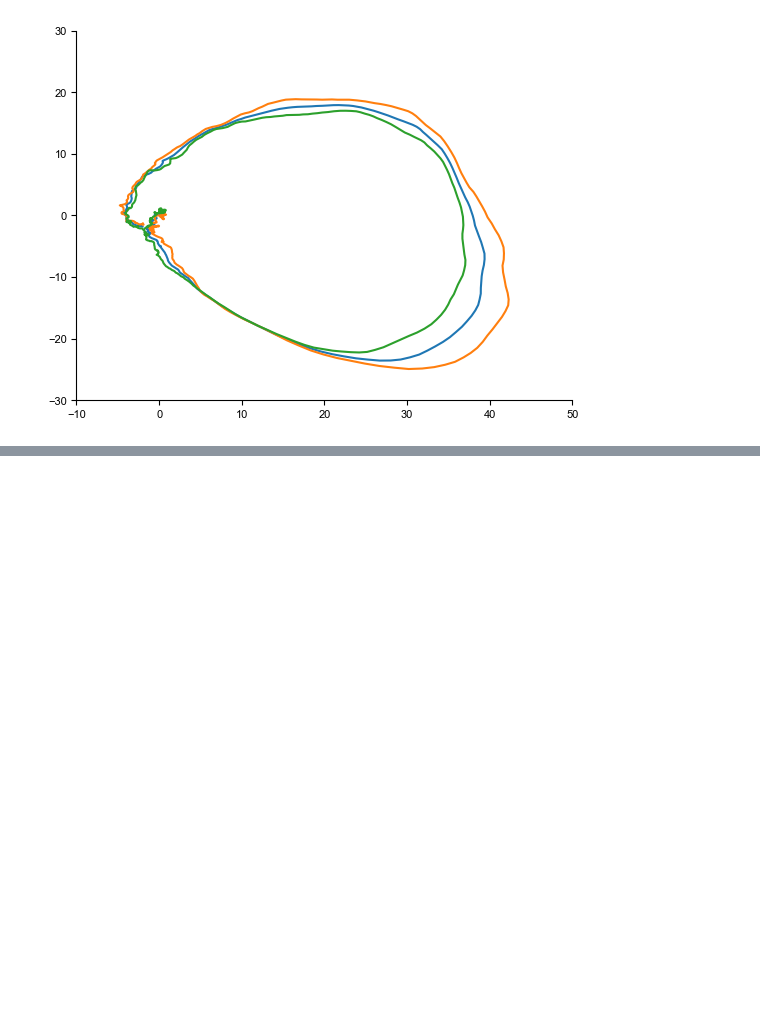
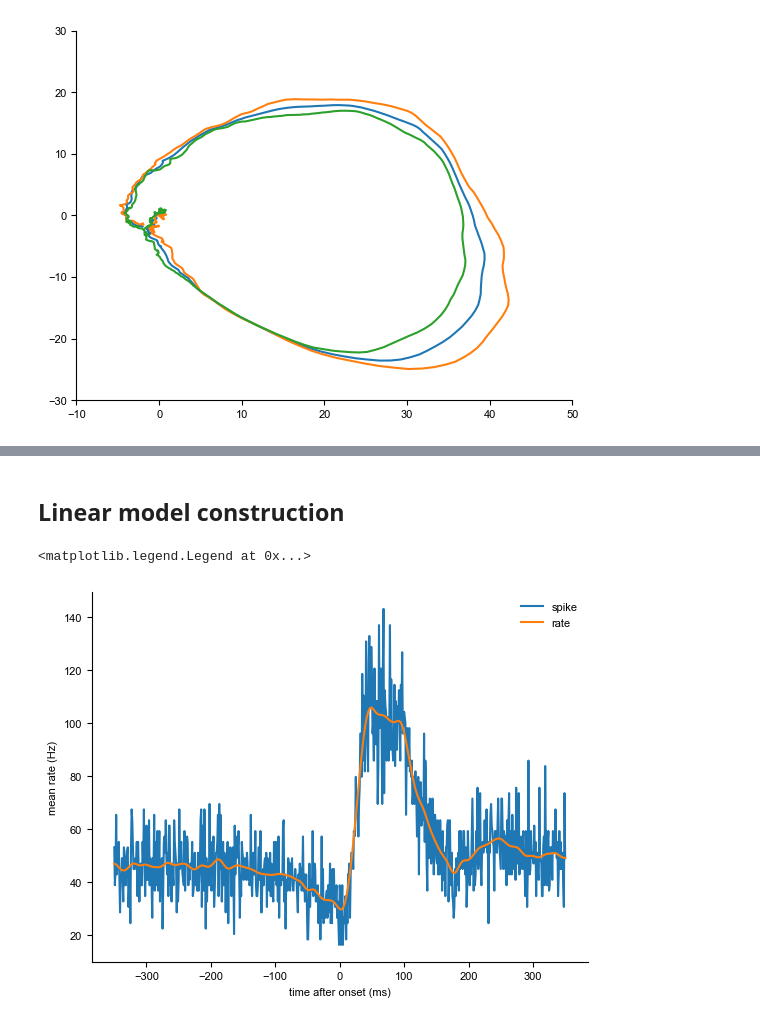
Before and after one commit to julianasdd/cbmanifold, a Jupyter notebook: notebooks/Manifold_analysis_example.ipynb, the cells around one changed output, grey strips where cells are left out. Saved outputs shown, nothing was run; the diff lists cells and outputs as text; code cells hidden in the pictures; blank space fills up the shorter version.

Commit message:
add linear model construction

```diff
--- a/notebooks/Manifold_analysis_example.ipynb
+++ b/notebooks/Manifold_analysis_example.ipynb
@@ -124,0 +103,31 @@ plt.ylim([-30, 30])
+# %% [markdown]
+## Linear model construction
+# %%
+import scipy.io as io
+
+pc3_data = io.loadmat('../data/PC3.mat')
+
+#time
+t = pc3_data['t'].ravel()
+
+# spikes
+ss = pc3_data['ss']*1e3
+
+# peak velocity
+pv = pc3_data['v'].ravel()
+
+# duration
+dur = pc3_data['dur'].ravel()
+av = 15./dur*1e3 # average velocity
+
+# rate, gaussian filtered with sigma=7
+rate = cbmanifold.utils.filter_matrix(ss.T, sigma=7).T
+
+_, ax = plt.subplots()
+ax.plot(t, ss.mean(axis=0), label='spike')
+ax.plot(t, rate.mean(axis=0), label='rate')
+ax.set(xlabel='time after onset (ms)', ylabel='mean rate (Hz)')
+ax.legend()
+# %% [output]
+<matplotlib.legend.Legend at 0x...>
+[figure, added]
```
Also changed, not shown: parts of 9 cells of this notebook, 6 other files.
